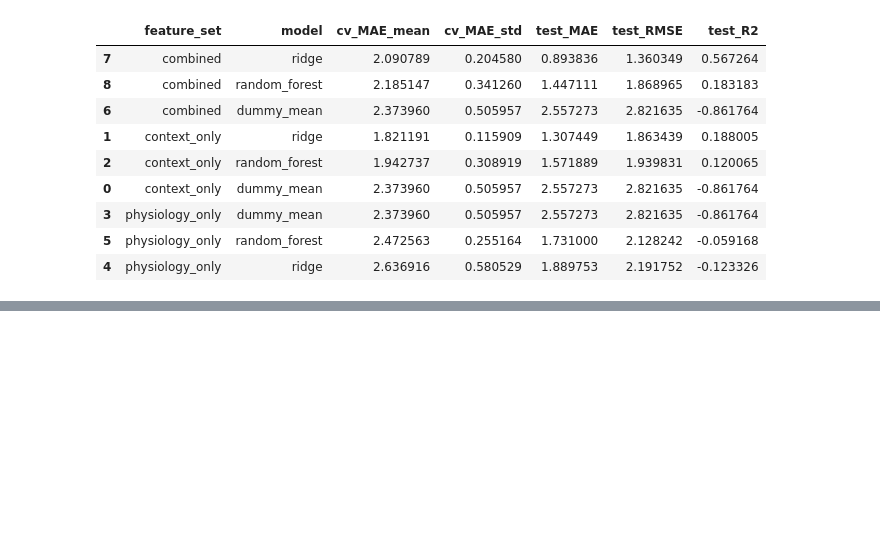
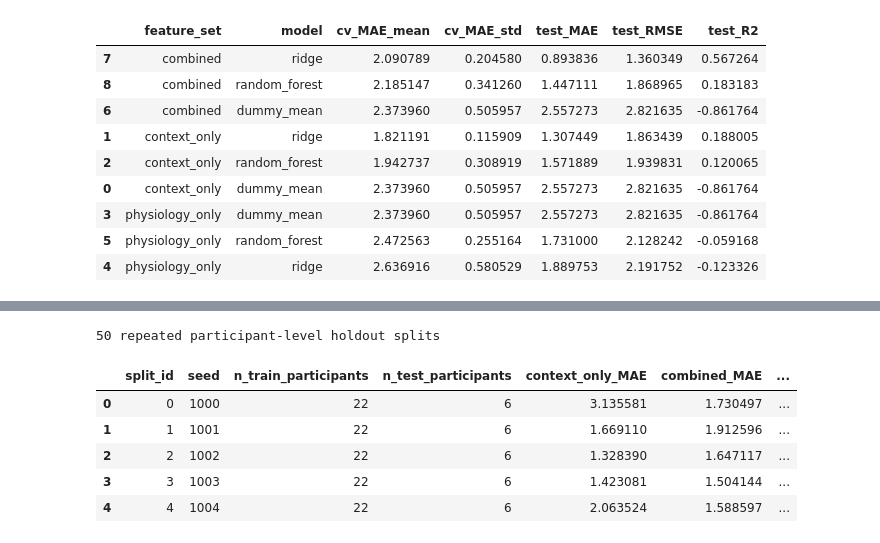
Before and after one commit to SivanJaeger/vr-fear-response-prediction, a Jupyter notebook: notebooks/01_exploration.ipynb, the cells around one changed output, grey strips where cells are left out. Drawn from its saved outputs; the diff is of its cells as text; code cells hidden in the pictures; blank space fills up the shorter version.

```diff
--- a/notebooks/01_exploration.ipynb
+++ b/notebooks/01_exploration.ipynb
@@ -336,0 +351,13 @@ Overall best (by participant-aware CV MAE): {'feature_set': 'context_only', 'mod
+# %%
+repeated_path = PROJECT_ROOT / "reports" / "repeated_holdout_results.csv"
+repeated_df = pd.read_csv(repeated_path)
+print(f"{len(repeated_df)} repeated participant-level holdout splits")
+repeated_df.head()
+# %% [output]
+50 repeated participant-level holdout splits
+|  | split_id | seed | n_train_participants | n_test_participants | context_only_MAE | combined_MAE | ... |
+| 0 | 0 | 1000 | 22 | 6 | 3.135581 | 1.730497 | ... |
+| 1 | 1 | 1001 | 22 | 6 | 1.669110 | 1.912596 | ... |
+| 2 | 2 | 1002 | 22 | 6 | 1.328390 | 1.647117 | ... |
+| 3 | 3 | 1003 | 22 | 6 | 1.423081 | 1.504144 | ... |
+| 4 | 4 | 1004 | 22 | 6 | 2.063524 | 1.588597 | ... |
```
Also changed, not shown: parts of 8 cells of this notebook, 12 other files.
